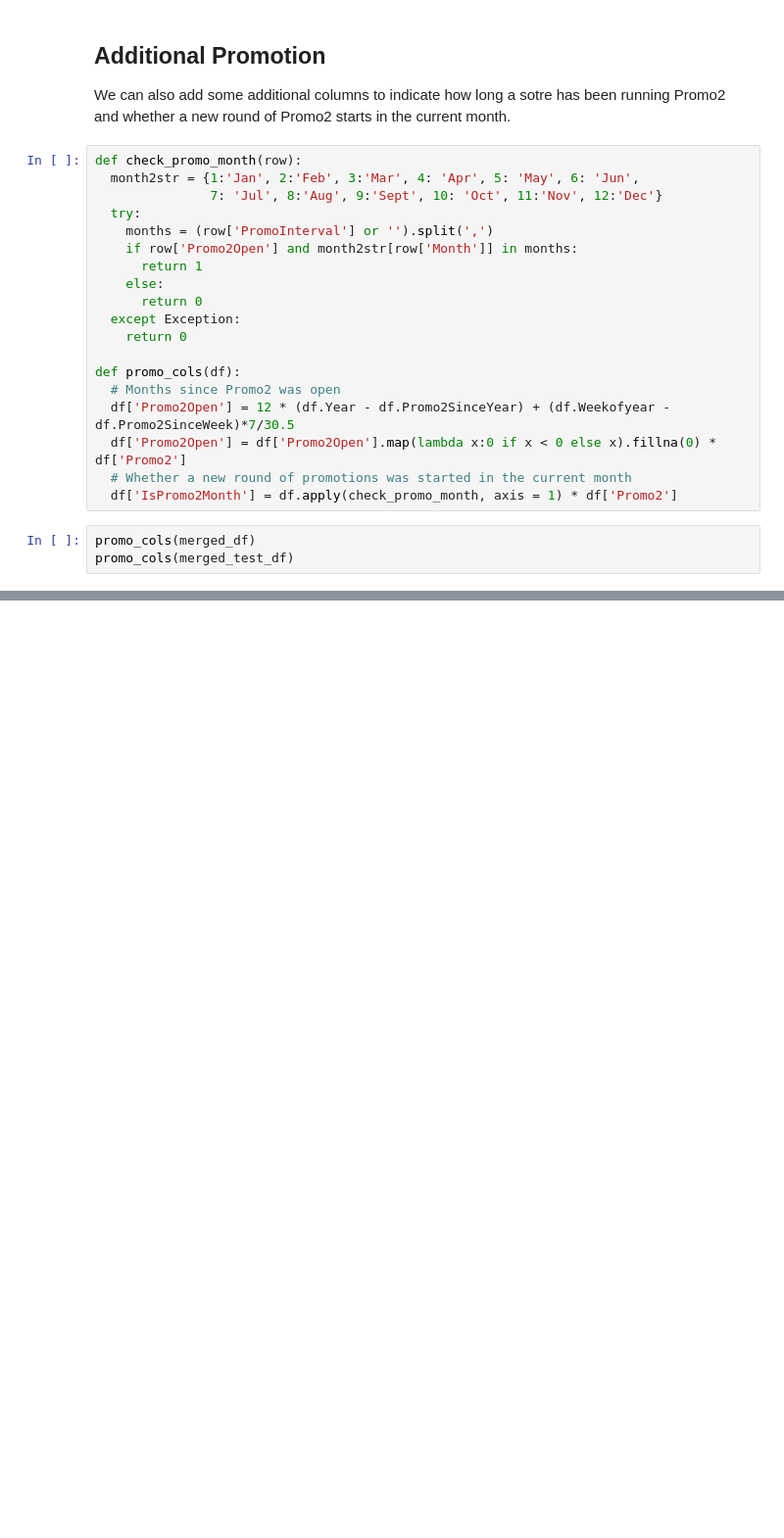
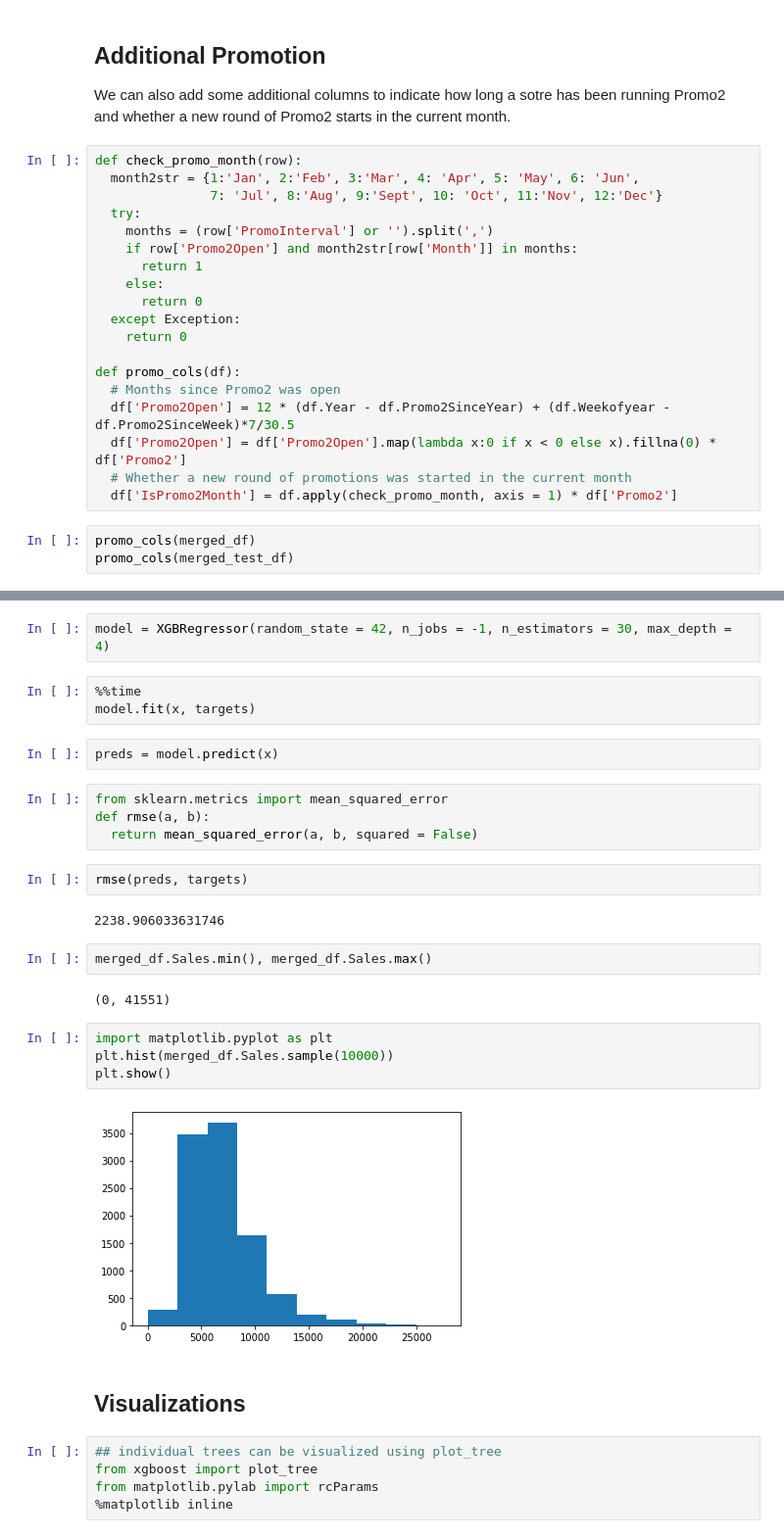
Before and after one commit to Kaushik896/Projects_Machine_learning_GBM-s, a Jupyter notebook: Gradient_Boosting_Machines.ipynb, the cells around one changed output, grey strips where cells are left out. Shown at 98% size. Cells and saved outputs as stored; diff of their text form; blank space fills up the shorter version.

```diff
--- a/Gradient_Boosting_Machines.ipynb
+++ b/Gradient_Boosting_Machines.ipynb
@@ -218,0 +276,32 @@ merged_df[['Date', 'Promo2', 'Promo2SinceYear', 'Promo2SinceWeek', 'PromoInterva
+# %%
+model = XGBRegressor(random_state = 42, n_jobs = -1, n_estimators = 30, max_depth = 4)
+# %%
+%%time
+model.fit(x, targets)
+# %%
+preds = model.predict(x)
+# %%
+from sklearn.metrics import mean_squared_error
+def rmse(a, b):
+  return mean_squared_error(a, b, squared = False)
+# %%
+rmse(preds, targets)
+# %% [output]
+2238.906033631746
+# %%
+merged_df.Sales.min(), merged_df.Sales.max()
+# %% [output]
+(0, 41551)
+# %%
+import matplotlib.pyplot as plt
+plt.hist(merged_df.Sales.sample(10000))
+plt.show()
+# %% [output]
+[figure, added]
+# %% [markdown]
+## Visualizations
+# %%
+## individual trees can be visualized using plot_tree
+from xgboost import plot_tree
+from matplotlib.pylab import rcParams
+%matplotlib inline
```
Also changed, not shown: parts of 59 cells of this notebook.
